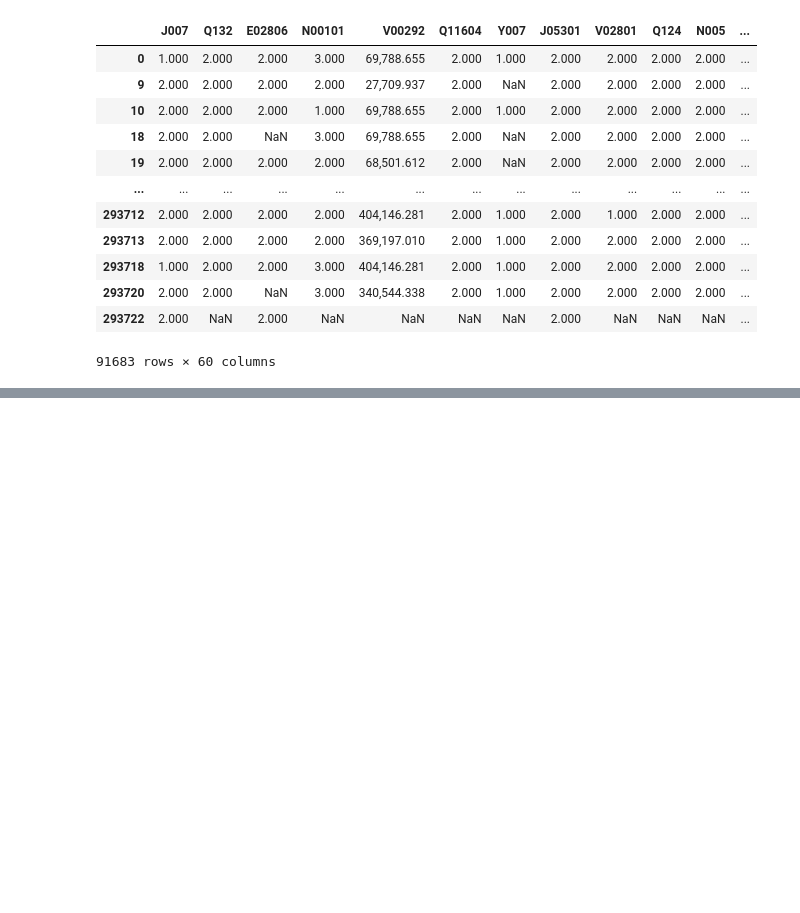
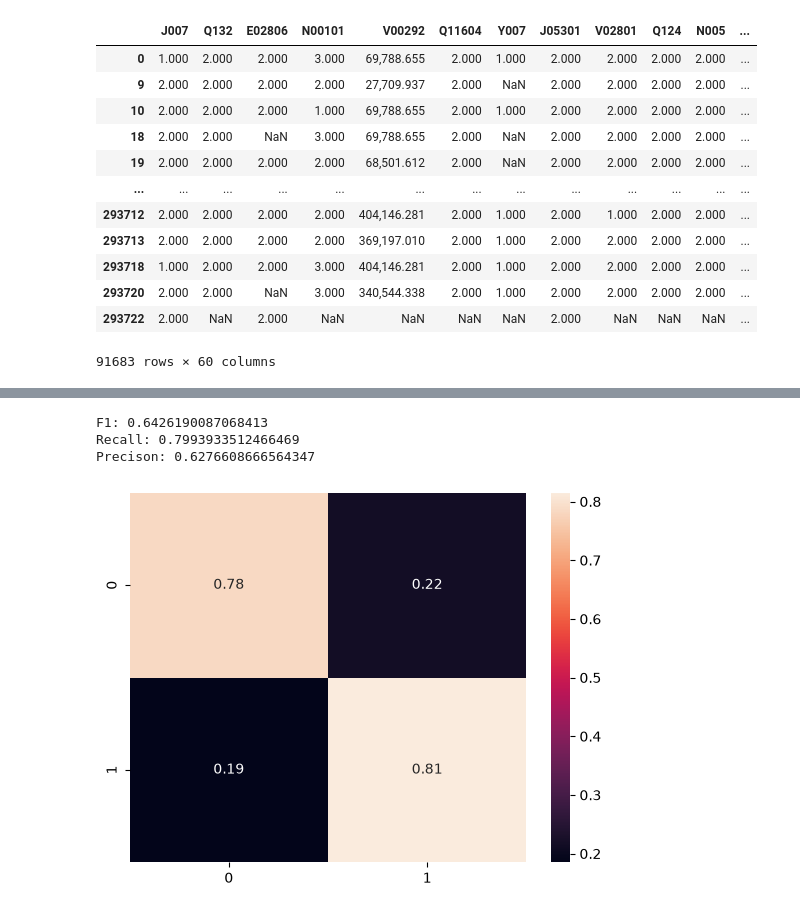
Before and after one commit to toni-cav/Analise_SIICUSP, a Jupyter notebook: exploratorio_depressao_e_sem_depressao.ipynb, the cells around one changed output, grey strips where cells are left out. Cells and saved outputs as stored; diff of their text form; code cells hidden in the pictures; blank space fills up the shorter version.

```diff
--- a/exploratorio_depressao_e_sem_depressao.ipynb
+++ b/exploratorio_depressao_e_sem_depressao.ipynb
@@ -1036,7 +854,12 @@ dt = DecisionTreeClassifier(
 # %%
 
 
 dt.fit(X_train, y_train)
 
-eval(dt, X_test, y_test)
+evaluate_models(dt, X_test, y_test)
+# %% [output]
+F1: 0.6426190087068413
+Recall: 0.7993933512466469
+Precison: 0.6276608666564347
+[figure, added]
 # %%
```
Also changed, not shown: parts of 20 cells of this notebook.
